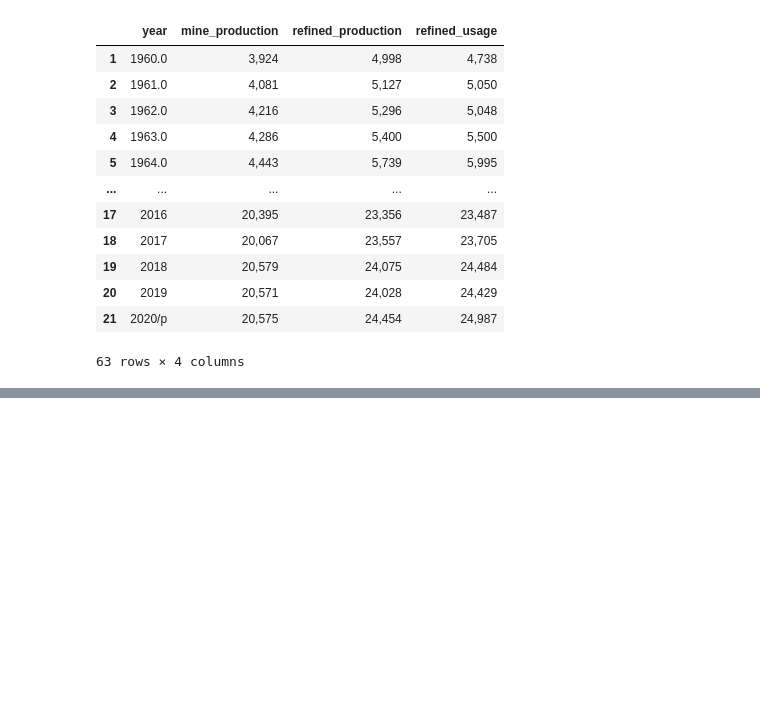
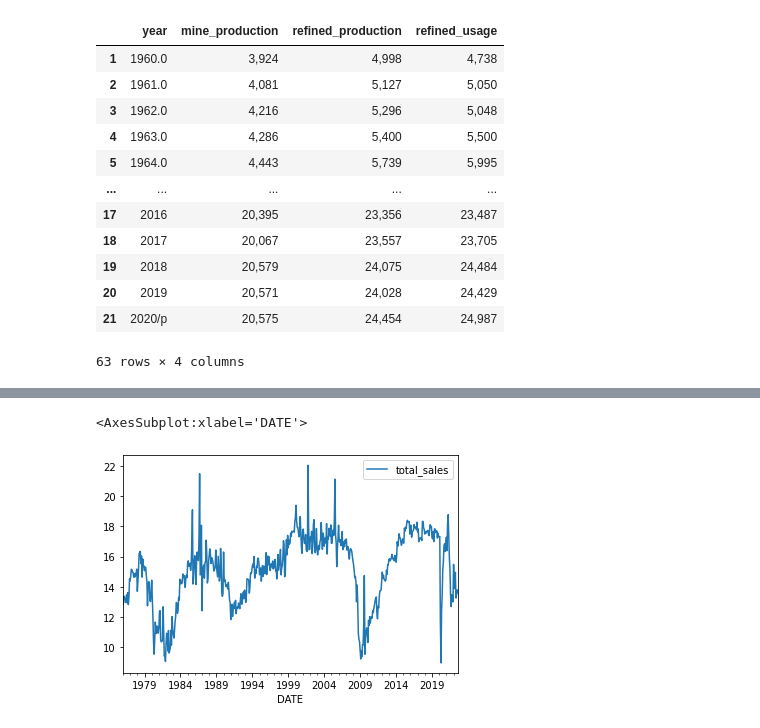
Before and after one commit to Dude-where-s-my-copper/EV_growth, a Jupyter notebook: jeremy_capstone_working_notebook.ipynb, the cells around one changed output, grey strips where cells are left out. Cells and saved outputs as stored; diff of their text form; code cells hidden in the pictures; blank space fills up the shorter version.

```diff
--- a/jeremy_capstone_working_notebook.ipynb
+++ b/jeremy_capstone_working_notebook.ipynb
@@ -197,3 +198,5 @@ copper
 63 rows × 4 columns
 # %%
 copper.to_csv('copper_production.csv')
+# %%
+df.DATE = pd.to_datetime(df.DATE)
@@ -199,0 +209,4 @@ copper.to_csv('copper_production.csv')
+# %%
+df = df.set_index('DATE').sort_index()
+# %%
+df.rename(columns = {'TOTALSA':'total_sales'}, inplace = True)
@@ -199,0 +230,5 @@ copper.to_csv('copper_production.csv')
+# %%
+df.plot()
+# %% [output]
+<AxesSubplot:xlabel='DATE'>
+[figure, added]
```
Also changed, not shown: parts of 21 cells of this notebook, 1 other file.
